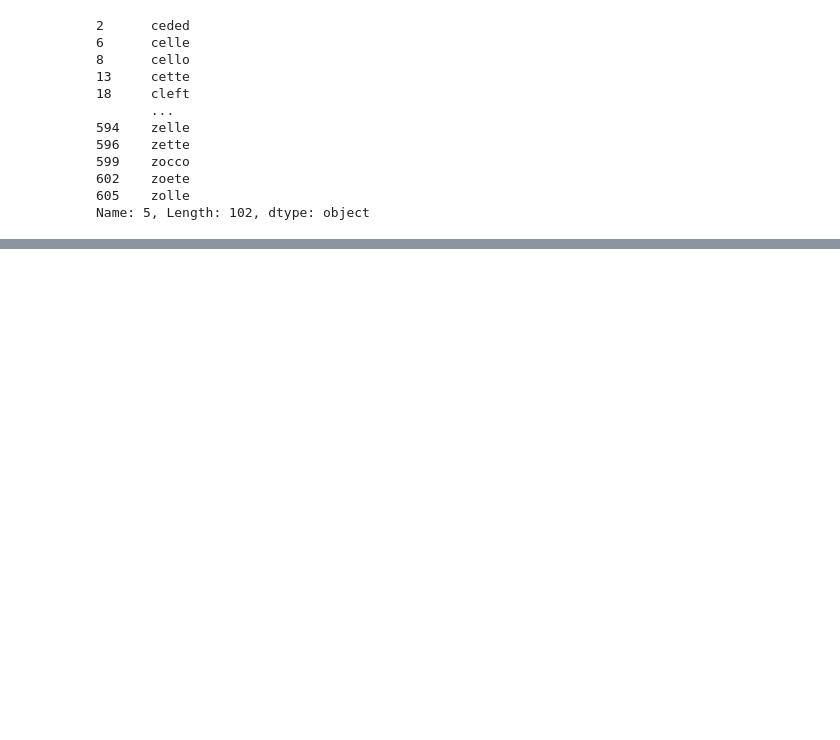
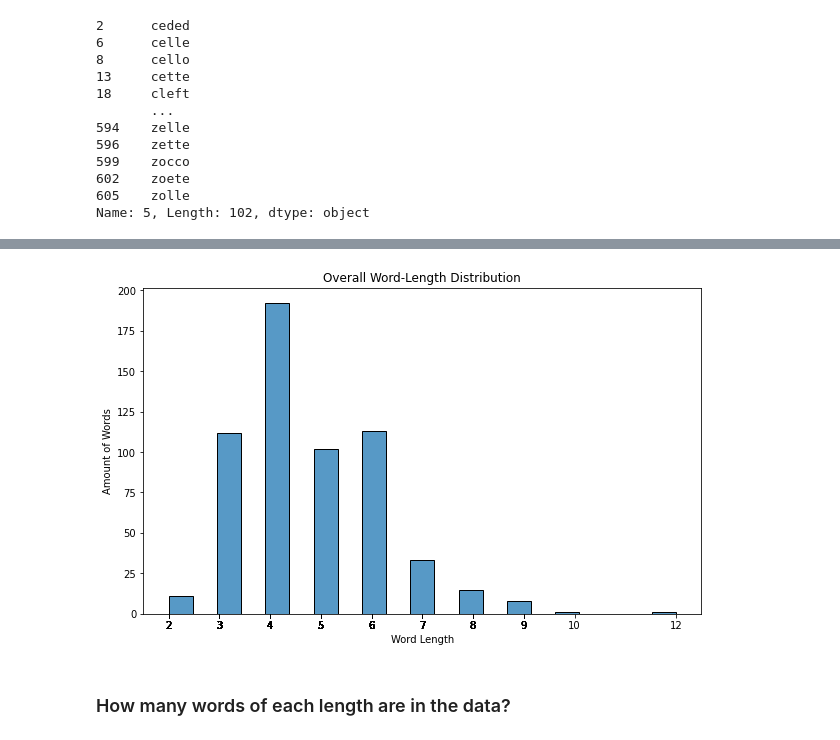
Before and after one commit to nate-walter/Words-From-The-Eye-Chart, a Jupyter notebook: Snellen_Words.ipynb, the cells around one changed output, grey strips where cells are left out. Cells and saved outputs as stored; diff of their text form; code cells hidden in the pictures; blank space fills up the shorter version.

```diff
--- a/Snellen_Words.ipynb
+++ b/Snellen_Words.ipynb
@@ -916,0 +931,12 @@ Name: 5, Length: 102, dtype: object
+# %%
+fig, ax = plt.subplots(figsize=(10,6))
+
+sns.histplot(data=data, x='length')
+ax.set_xlabel("Word Length")
+ax.set_ylabel("Amount of Words")
+ax.set_xticks(data['length'])
+ax.set_title("Overall Word-Length Distribution");
+# %% [output]
+[figure, added]
+# %% [markdown]
+### How many words of each length are in the data?
```
Also changed, not shown: parts of 12 cells of this notebook.
